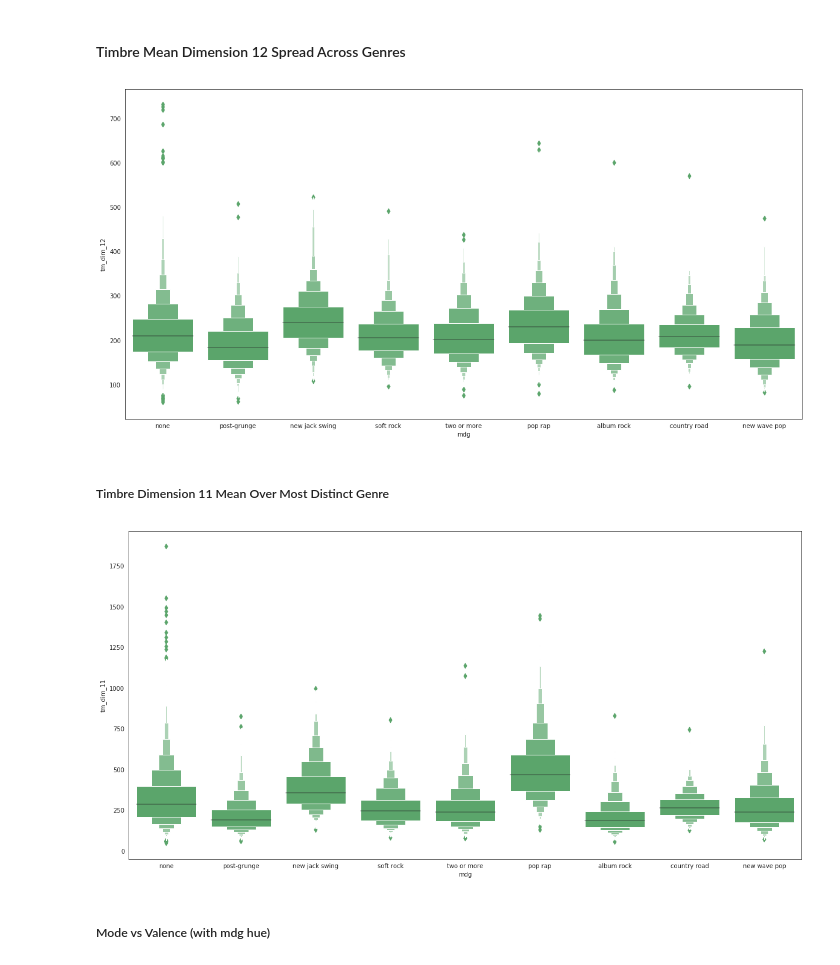
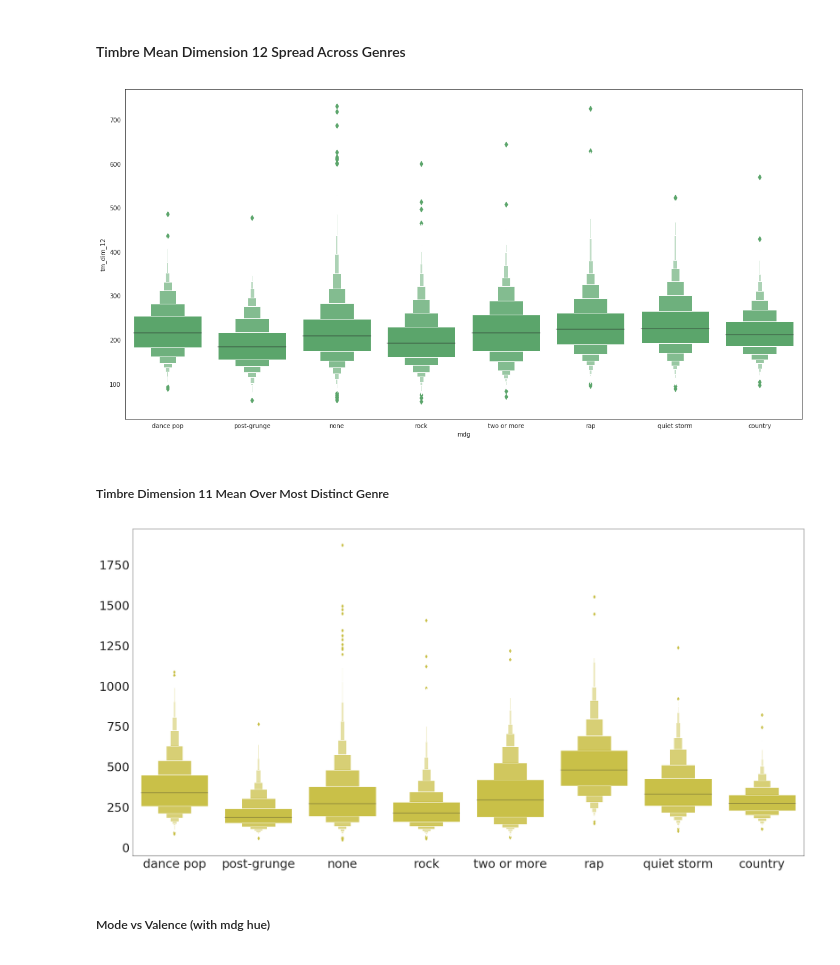
Before and after one commit to jonjohnsontc/songwriter-graph, a Jupyter notebook: notebooks/i_feat_relationships.ipynb, the cells around one changed output. Saved outputs shown, nothing was run; the diff lists cells and outputs as text; code cells hidden in the pictures.

```diff
--- a/notebooks/i_feat_relationships.ipynb
+++ b/notebooks/i_feat_relationships.ipynb
@@ -5,3 +16,6 @@
+# %%
+main_wfeats = pd.read_csv('../data/main_wfeats.csv', index_col='song_id')
+gs = pd.read_csv('../data/gsong_lookup.csv', index_col='gs_id')
 # %% [markdown]
 ## 1. Creating Genre Lookup List
 
@@ -141,9 +141,11 @@ array(['6SluaPiV04KOaRTOIScoff', '5qEVq3ZEGr0Got441lueWS',
 # %%
-merge_wdf = mdg(main_wfeats['song_id'].values, genres_dict)
+merge_wdf = mdg(main_wfeats.index, genres_dict)
 # %%
 merge_wdf = pd.Series(merge_wdf)
 # %%
 main_wfeats = main_wfeats.merge(pd.DataFrame(merge_wdf), left_on='song_id', right_on=merge_wdf.index)
 # %%
 main_wfeats.rename({0:'mdg'}, axis=1, inplace=True)
+# %%
+main_wfeats.drop('Unnamed: 0', 1, inplace=True)
 # %% [markdown]
@@ -267,17 +276,26 @@ sns.boxenplot(main_wfeats['mdg'],
               main_wfeats['tm_dim_12'],
               color='#4eb264');
 # %% [output]
-[figure, old version]
+[figure, new version]
 # %% [markdown]
 ##### Timbre Dimension 11 Mean Over Most Distinct Genre
 # %%
-plt.figure(figsize=(20,10))
+plt.figure(figsize=(30,15))
 sns.set_style('white')
 sns.boxenplot(main_wfeats['mdg'],
               main_wfeats['tm_dim_11'],
-              color='#4eb264');
+              color='#dfd232')
+plt.xticks(size=30)
+plt.yticks(size=30)
+plt.xlabel('',
+#            size=20
+          )
+plt.ylabel('',
+#            size=20
+          )
+plt.savefig('../images/repetitive_genres.png', transparent=True);
 # %% [output]
-[figure, old version]
+[figure, new version]
 # %% [markdown]
 ##### Mode vs Valence (with mdg hue)
 # %%
```
Also changed, not shown: parts of 13 cells of this notebook, 22 other files.
